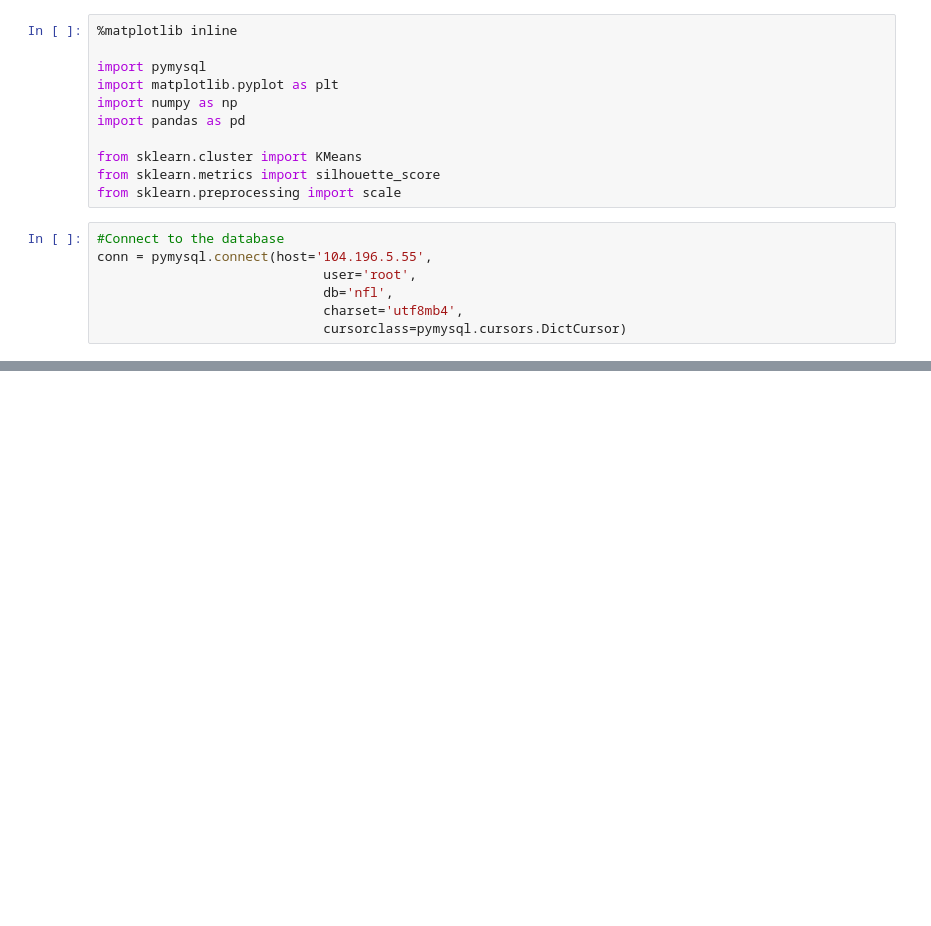
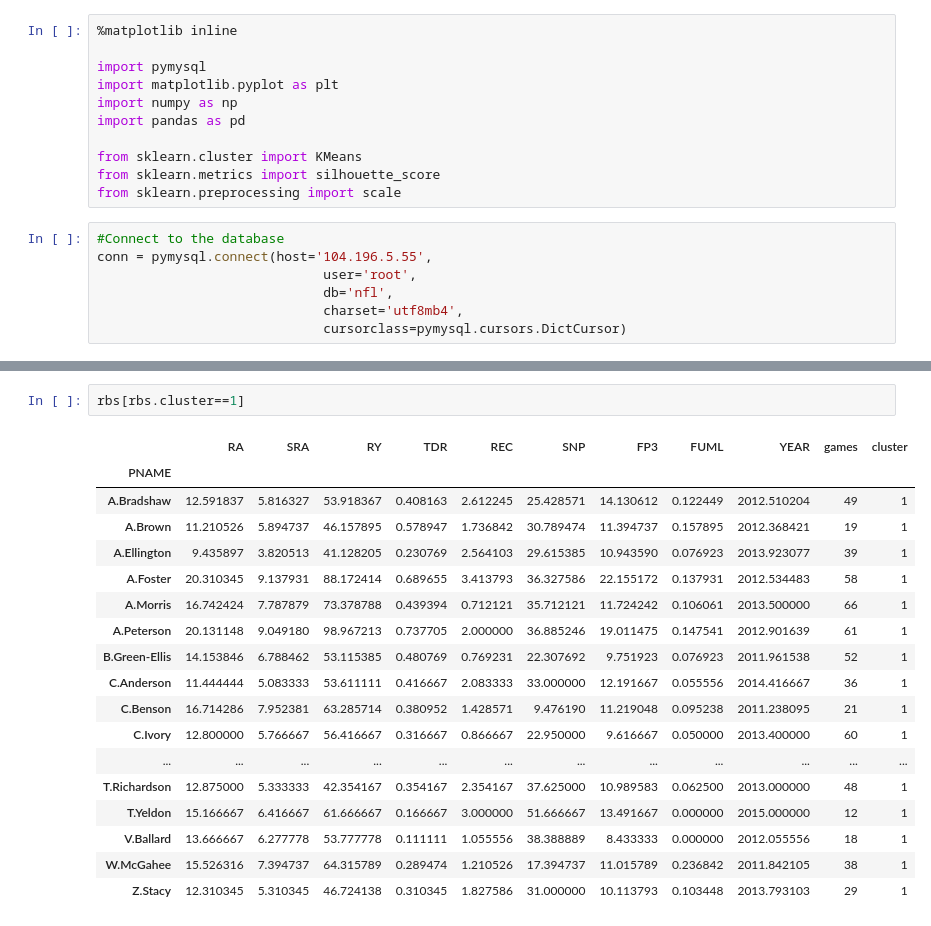
Before and after one commit to tushara23/NFL_analysis, a Jupyter notebook: k_means_clustering_NFL.ipynb, the cells around one changed output, grey strips where cells are left out. Drawn from its saved outputs; the diff is of its cells as text; blank space fills up the shorter version.

```diff
--- a/k_means_clustering_NFL.ipynb
+++ b/k_means_clustering_NFL.ipynb
@@ -183,0 +84,21 @@ clusters
+# %%
+rbs[rbs.cluster==1]
+# %% [output]
+|  | RA | SRA | RY | TDR | REC | SNP | FP3 | FUML | YEAR | games | cluster |
+| PNAME |  |  |  |  |  |  |  |  |  |  |  |
+| A.Bradshaw | 12.591837 | 5.816327 | 53.918367 | 0.408163 | 2.612245 | 25.428571 | 14.130612 | 0.122449 | 2012.510204 | 49 | 1 |
+| A.Brown | 11.210526 | 5.894737 | 46.157895 | 0.578947 | 1.736842 | 30.789474 | 11.394737 | 0.157895 | 2012.368421 | 19 | 1 |
+| A.Ellington | 9.435897 | 3.820513 | 41.128205 | 0.230769 | 2.564103 | 29.615385 | 10.943590 | 0.076923 | 2013.923077 | 39 | 1 |
+| A.Foster | 20.310345 | 9.137931 | 88.172414 | 0.689655 | 3.413793 | 36.327586 | 22.155172 | 0.137931 | 2012.534483 | 58 | 1 |
+| A.Morris | 16.742424 | 7.787879 | 73.378788 | 0.439394 | 0.712121 | 35.712121 | 11.724242 | 0.106061 | 2013.500000 | 66 | 1 |
+| A.Peterson | 20.131148 | 9.049180 | 98.967213 | 0.737705 | 2.000000 | 36.885246 | 19.011475 | 0.147541 | 2012.901639 | 61 | 1 |
+| B.Green-Ellis | 14.153846 | 6.788462 | 53.115385 | 0.480769 | 0.769231 | 22.307692 | 9.751923 | 0.076923 | 2011.961538 | 52 | 1 |
+| C.Anderson | 11.444444 | 5.083333 | 53.611111 | 0.416667 | 2.083333 | 33.000000 | 12.191667 | 0.055556 | 2014.416667 | 36 | 1 |
+| C.Benson | 16.714286 | 7.952381 | 63.285714 | 0.380952 | 1.428571 | 9.476190 | 11.219048 | 0.095238 | 2011.238095 | 21 | 1 |
+| C.Ivory | 12.800000 | 5.766667 | 56.416667 | 0.316667 | 0.866667 | 22.950000 | 9.616667 | 0.050000 | 2013.400000 | 60 | 1 |
+| ... | ... | ... | ... | ... | ... | ... | ... | ... | ... | ... | ... |
+| T.Richardson | 12.875000 | 5.333333 | 42.354167 | 0.354167 | 2.354167 | 37.625000 | 10.989583 | 0.062500 | 2013.000000 | 48 | 1 |
+| T.Yeldon | 15.166667 | 6.416667 | 61.666667 | 0.166667 | 3.000000 | 51.666667 | 13.491667 | 0.000000 | 2015.000000 | 12 | 1 |
+| V.Ballard | 13.666667 | 6.277778 | 53.777778 | 0.111111 | 1.055556 | 38.388889 | 8.433333 | 0.000000 | 2012.055556 | 18 | 1 |
+| W.McGahee | 15.526316 | 7.394737 | 64.315789 | 0.289474 | 1.210526 | 17.394737 | 11.015789 | 0.236842 | 2011.842105 | 38 | 1 |
+| Z.Stacy | 12.310345 | 5.310345 | 46.724138 | 0.310345 | 1.827586 | 31.000000 | 10.113793 | 0.103448 | 2013.793103 | 29 | 1 |
```
Also changed, not shown: parts of 21 cells of this notebook.
